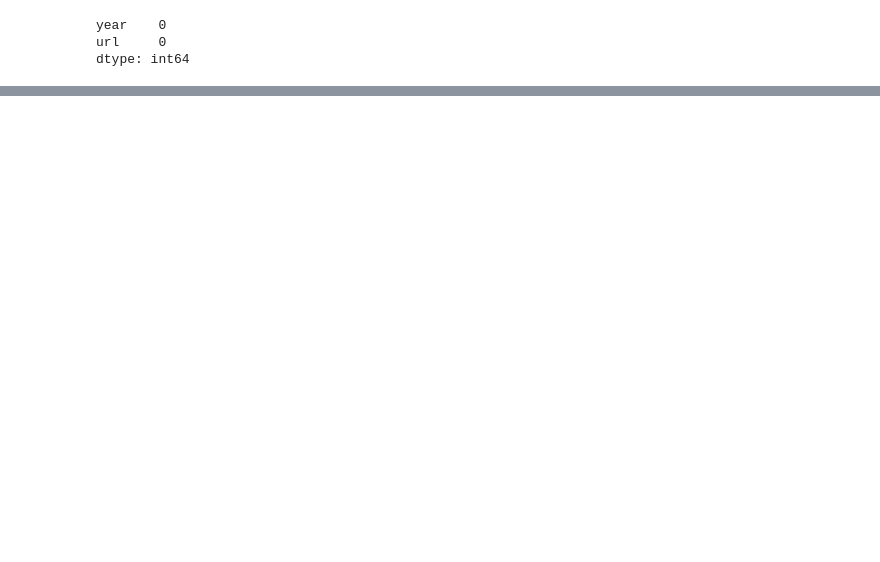
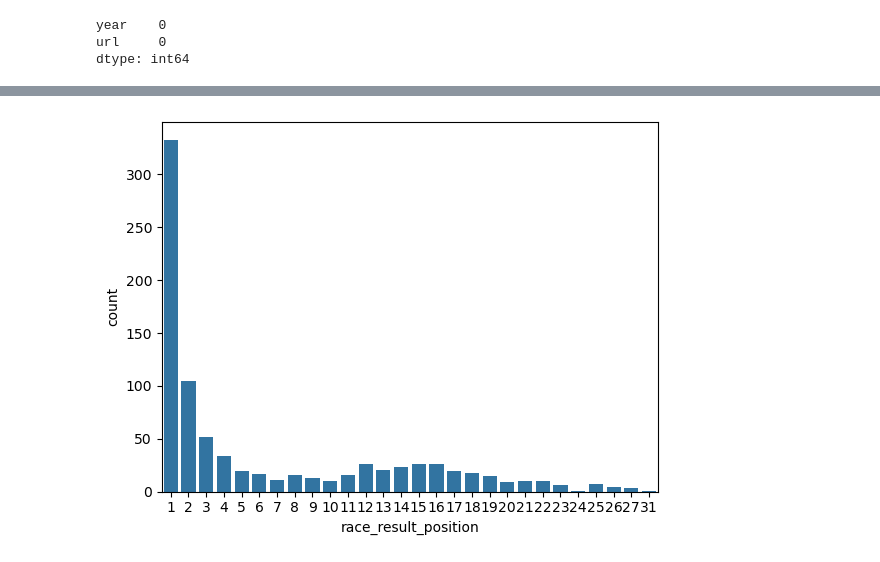
Before and after one commit to astrid275/Project-Week-5, a Jupyter notebook: Ironhack Project Week 5.ipynb, the cells around one changed output, grey strips where cells are left out. Cells and saved outputs as stored; diff of their text form; code cells hidden in the pictures; blank space fills up the shorter version.

```diff
--- a/Ironhack Project Week 5.ipynb
+++ b/Ironhack Project Week 5.ipynb
@@ -409,0 +385,11 @@ merged_df = pd.merge(qualifying_df, results_df, on =['country','year'])
+# %%
+# Pre-DRS
+drs_before_2011_df = merged_results_races_df[merged_results_races_df['year'] <2011]
+# %%
+# Starting from P1
+drs_before_2011_df_p1 = drs_before_2011_df[drs_before_2011_df['starting_grid_position']==1]
+# %%
+sns.countplot(data=drs_before_2011_df_p1, x = 'race_result_position')
+plt.show()
+# %% [output]
+[figure, added]
```
Also changed, not shown: parts of 135 cells of this notebook, 5 other files.
